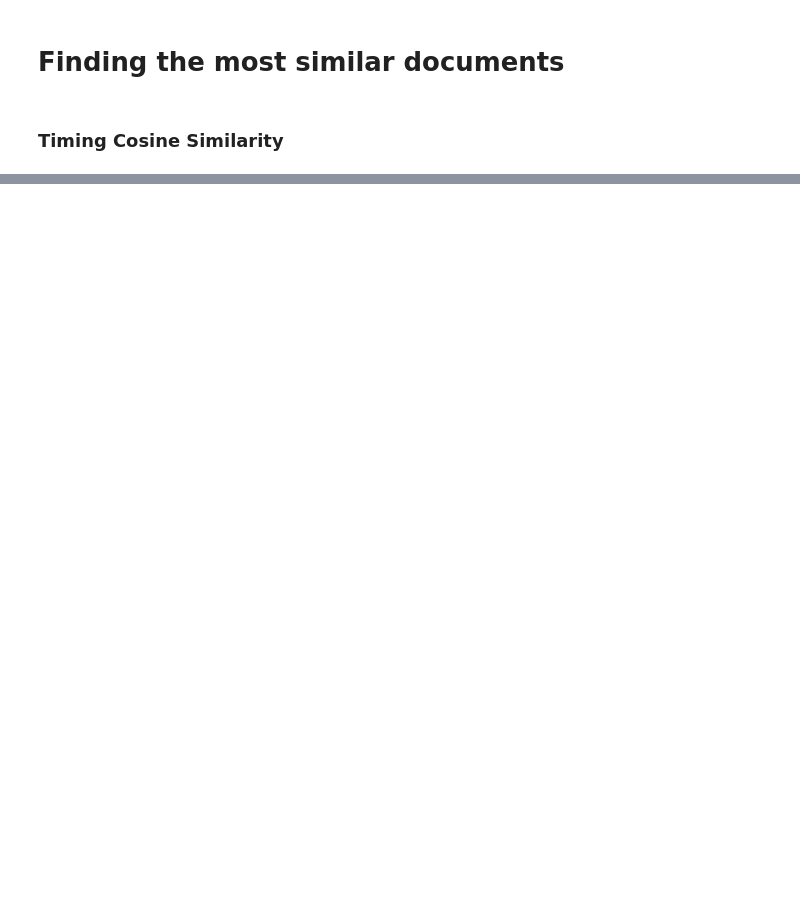
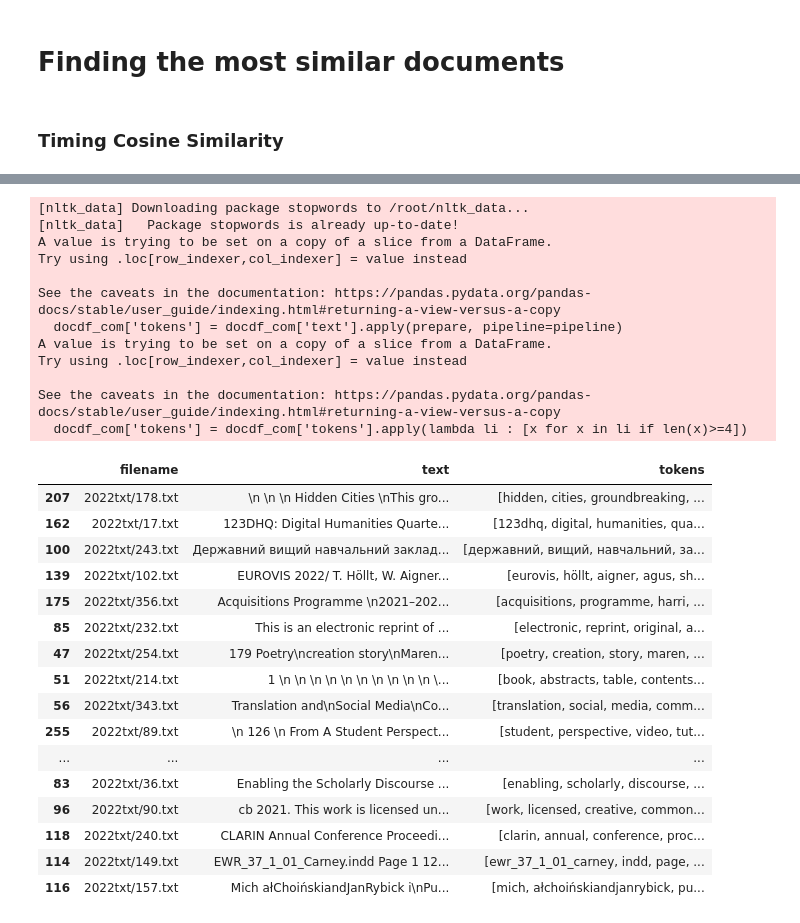
Before and after one commit to spotka/txtanalytics, a Jupyter notebook: doc_sim_graph.ipynb, the cells around one changed output, grey strips where cells are left out. Saved outputs shown, nothing was run; the diff lists cells and outputs as text; code cells hidden in the pictures; blank space fills up the shorter version.

```diff
--- a/doc_sim_graph.ipynb
+++ b/doc_sim_graph.ipynb
@@ -101,0 +183,17 @@ G = nx.from_pandas_edgelist(df, 'docid1', 'docid2')
+# %%
+# Get modularity community partitioning from Gephi and
+# build a word map for the top 5 communities.
+# In Gephi go to Data Laboratory and save as csv.
+# Now put it somewhere, e.g. /content/drive/MyDrive/shera/2022gephi.csv
+# and read it to a dataframe.
+
+comdf = pd.read_csv('/content/drive/MyDrive/shera/2022gephi.csv')
+
+# Select the nodes of modularity class 0. This is the first class.
+# Repeat for modularity class 1, 2, 3, 4.
+comlist = comdf[ comdf['modularity_class']==0 ]['id'].tolist()
+print(comlist)
+
+# extract rows from docdf with ids in comlist
+docdf_com = docdf.iloc[ comlist ]
+docdf_com
@@ -101,0 +219,62 @@ G = nx.from_pandas_edgelist(df, 'docid1', 'docid2')
+# %%
+import regex as re
+import nltk
+from nltk.stem import PorterStemmer
+
+def tokenize(text):
+    return re.findall(r'[\w-]*\p{L}[\w-]*', text)
+
+
+nltk.download('stopwords')
+stopwords = set(nltk.corpus.stopwords.words('english'))
+stopwords.update(['learners', 'also', 'https'])
+
+def remove_stop(tokens):
+    return [t for t in tokens if t.lower() not in stopwords]
+
+def porter_stem(tokens):
+  ps = PorterStemmer()
+  return [ps.stem(t) for t in tokens]
+
+pipeline = [str.lower, tokenize, remove_stop]
+
+def prepare(text, pipeline):
+    tokens = text
+    for transform in pipeline:
+        tokens = transform(tokens)
+    return tokens
+
+docdf_com['tokens'] = docdf_com['text'].apply(prepare, pipeline=pipeline)
+# keeping only tokens with length >= 4
+docdf_com['tokens'] = docdf_com['tokens'].apply(lambda li : [x for x in li if len(x)>=4])
+docdf_com
+# %% [output]
+[nltk_data] Downloading package stopwords to /root/nltk_data...
+[nltk_data]   Package stopwords is already up-to-date!
+A value is trying to be set on a copy of a slice from a DataFrame.
+Try using .loc[row_indexer,col_indexer] = value instead
+
+See the caveats in the documentation: https://pandas.pydata.org/pandas-docs/stable/user_guide/indexing.html#returning-a-view-versus-a-copy
+  docdf_com['tokens'] = docdf_com['text'].apply(prepare, pipeline=pipeline)
+A value is trying to be set on a copy of a slice from a DataFrame.
+Try using .loc[row_indexer,col_indexer] = value instead
+
+See the caveats in the documentation: https://pandas.pydata.org/pandas-docs/stable/user_guide/indexing.html#returning-a-view-versus-a-copy
+  docdf_com['tokens'] = docdf_com['tokens'].apply(lambda li : [x for x in li if len(x)>=4])
+|  | filename | text | tokens |
+| 207 | 2022txt/178.txt | \n \n \n Hidden Cities \nThis gro... | [hidden, cities, groundbreaking, ... |
+| 162 | 2022txt/17.txt | 123DHQ: Digital Humanities Quarte... | [123dhq, digital, humanities, qua... |
+| 100 | 2022txt/243.txt | Державний вищий навчальний заклад... | [державний, вищий, навчальний, за... |
+| 139 | 2022txt/102.txt | EUROVIS 2022/ T. Höllt, W. Aigner... | [eurovis, höllt, aigner, agus, sh... |
+| 175 | 2022txt/356.txt | Acquisitions Programme \n2021–202... | [acquisitions, programme, harri, ... |
+| 85 | 2022txt/232.txt | This is an electronic reprint of ... | [electronic, reprint, original, a... |
+| 47 | 2022txt/254.txt | 179 Poetry\ncreation story\nMaren... | [poetry, creation, story, maren, ... |
+| 51 | 2022txt/214.txt | 1 \n \n \n \n \n \n \n \n \n \n \... | [book, abstracts, table, contents... |
+| 56 | 2022txt/343.txt | Translation and\nSocial Media\nCo... | [translation, social, media, comm... |
+| 255 | 2022txt/89.txt | \n 126 \n From A Student Perspect... | [student, perspective, video, tut... |
+| ... | ... | ... | ... |
+| 83 | 2022txt/36.txt | Enabling the Scholarly Discourse ... | [enabling, scholarly, discourse, ... |
+| 96 | 2022txt/90.txt | cb 2021. This work is licensed un... | [work, licensed, creative, common... |
+| 118 | 2022txt/240.txt | CLARIN Annual Conference Proceedi... | [clarin, annual, conference, proc... |
+| 114 | 2022txt/149.txt | EWR_37_1_01_Carney.indd Page 1 12... | [ewr_37_1_01_carney, indd, page, ... |
+| 116 | 2022txt/157.txt | Mich ałChoińskiandJanRybick i\nPu... | [mich, ałchoińskiandjanrybick, pu... |
```
Also changed, not shown: parts of 24 cells of this notebook.
